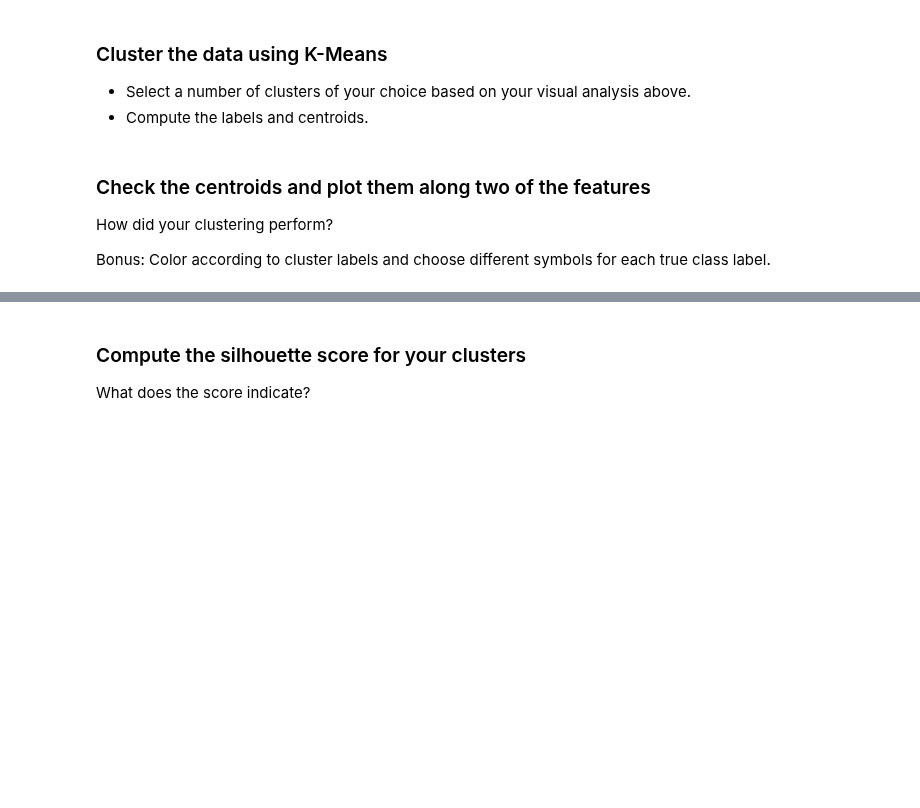
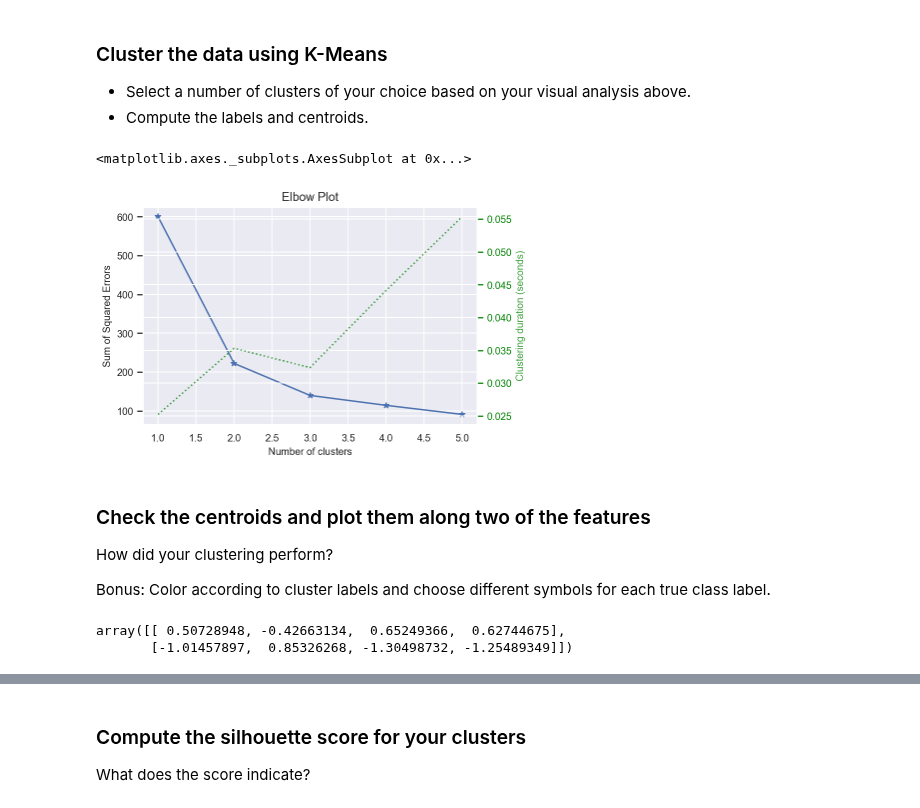
Before and after one commit to a3o1m2/DSI11-lessons, a Jupyter notebook: week07/day1_kmeans_clusering/cluster-evaluation-lab-2/cluster-evaluation-iris-starter-code.ipynb, the cells around one changed output, grey strips where cells are left out. Drawn from its saved outputs; the diff is of its cells as text; code cells hidden in the pictures; blank space fills up the shorter version.

```diff
--- a/week07/day1_kmeans_clusering/cluster-evaluation-lab-2/cluster-evaluation-iris-starter-code.ipynb
+++ b/week07/day1_kmeans_clusering/cluster-evaluation-lab-2/cluster-evaluation-iris-starter-code.ipynb
@@ -32,13 +55,28 @@ from sklearn.metrics import silhouette_score, homogeneity_score, completeness_sc
 # %% [markdown]
 ### Rescale the data if necessary
+# %%
+scaler = StandardScaler()
+Xs = pd.DataFrame(scaler.fit_transform(X), columns=X.columns)
 # %% [markdown]
 ### Cluster the data using K-Means
 
 - Select a number of clusters of your choice based on your visual analysis above.
 - Compute the labels and centroids.
+# %%
+model = KMeans(2)
+plot_elbow_curve(model, Xs, cluster_ranges=range(1,6))
+# %% [output]
+<matplotlib.axes._subplots.AxesSubplot at 0x...>
+[figure, added]
 # %% [markdown]
 ### Check the centroids and plot them along two of the features
 
 How did your clustering perform?
 
 Bonus: Color according to cluster labels and choose different symbols for each true class label.
+# %%
+model.fit(Xs)
+model.cluster_centers_
+# %% [output]
+array([[ 0.50728948, -0.42663134,  0.65249366,  0.62744675],
+       [-1.01457897,  0.85326268, -1.30498732, -1.25489349]])
```
Also changed, not shown: parts of 14 cells of this notebook, 5 other files.
